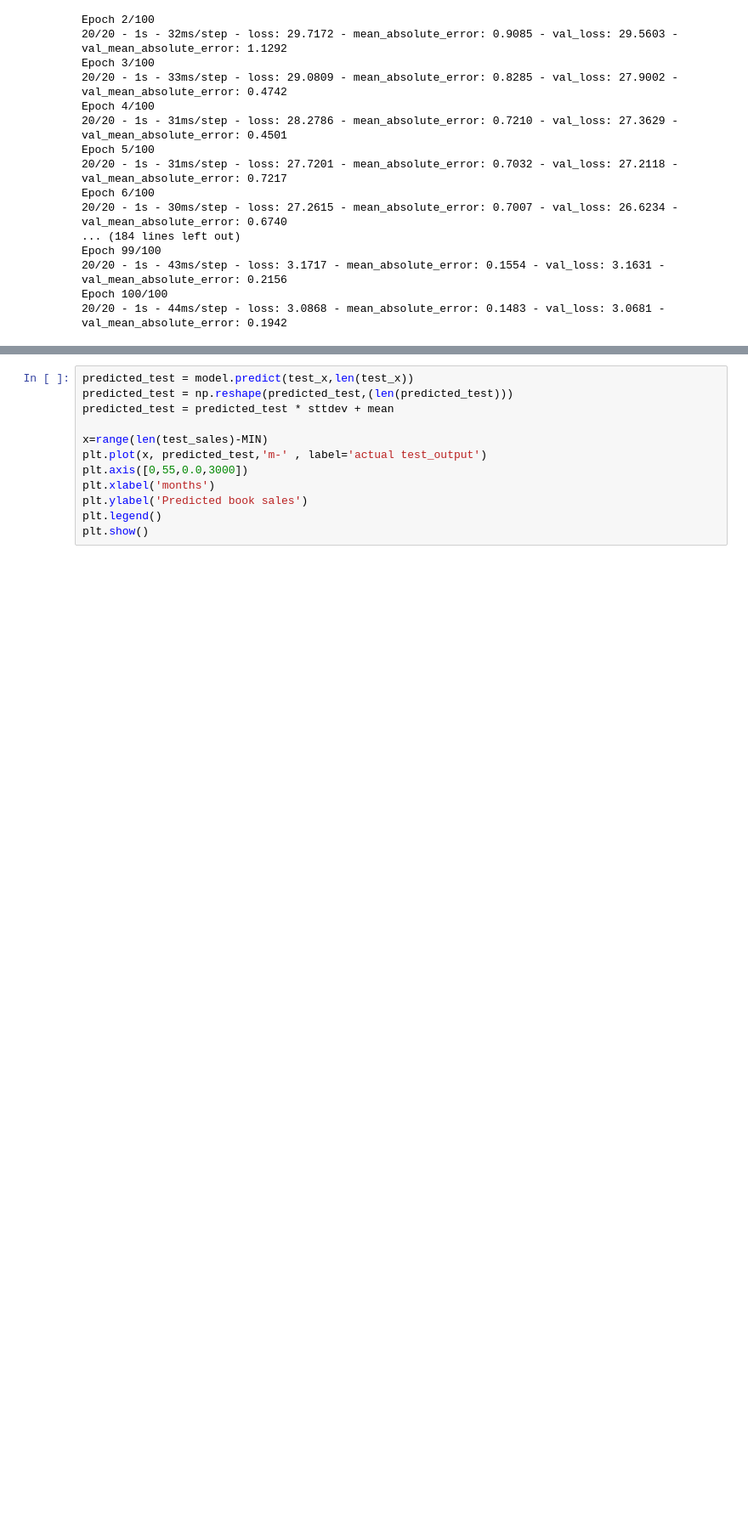
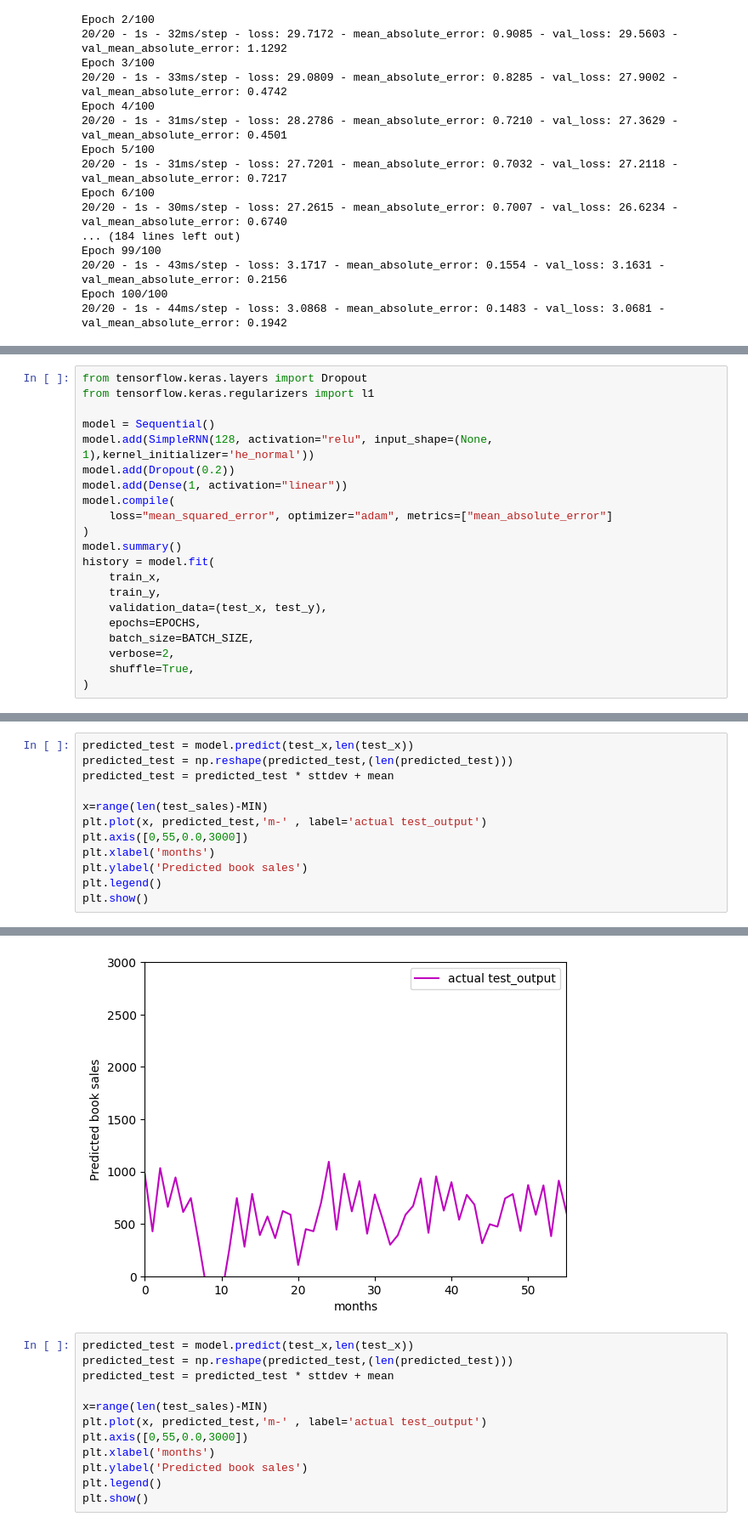
Before and after one commit to ErichGiusseppe/nvidia_book, a Jupyter notebook: chapter_09_predicting_time_sequences_with_recurrent_neural_networks/ejercicio_cap_09.ipynb, the cells around one changed output, grey strips where cells are left out. Shown at 85% size. Cells and saved outputs as stored; diff of their text form; blank space fills up the shorter version.

```diff
--- a/chapter_09_predicting_time_sequences_with_recurrent_neural_networks/ejercicio_cap_09.ipynb
+++ b/chapter_09_predicting_time_sequences_with_recurrent_neural_networks/ejercicio_cap_09.ipynb
@@ -203,0 +202,21 @@ Epoch 100/100
+# %%
+from tensorflow.keras.layers import Dropout
+from tensorflow.keras.regularizers import l1
+
+model = Sequential()
+model.add(SimpleRNN(128, activation="relu", input_shape=(None, 1),kernel_initializer='he_normal'))
+model.add(Dropout(0.2))
+model.add(Dense(1, activation="linear"))
+model.compile(
+    loss="mean_squared_error", optimizer="adam", metrics=["mean_absolute_error"]
+)
+model.summary()
+history = model.fit(
+    train_x,
+    train_y,
+    validation_data=(test_x, test_y),
+    epochs=EPOCHS,
+    batch_size=BATCH_SIZE,
+    verbose=2,
+    shuffle=True,
+)
@@ -203,0 +254,13 @@ Epoch 100/100
+# %%
+predicted_test = model.predict(test_x,len(test_x))
+predicted_test = np.reshape(predicted_test,(len(predicted_test)))
+predicted_test = predicted_test * sttdev + mean
+
+x=range(len(test_sales)-MIN)
+plt.plot(x, predicted_test,'m-' , label='actual test_output')
+plt.axis([0,55,0.0,3000])
+plt.xlabel('months')
+plt.ylabel('Predicted book sales')
+plt.legend()
+plt.show()
+# %% [output]
@@ -204,3 +268,4 @@ Epoch 100/100
+[figure, added]
 # %%
 predicted_test = model.predict(test_x,len(test_x))
 predicted_test = np.reshape(predicted_test,(len(predicted_test)))
```
Also changed, not shown: parts of 4 cells of this notebook.
